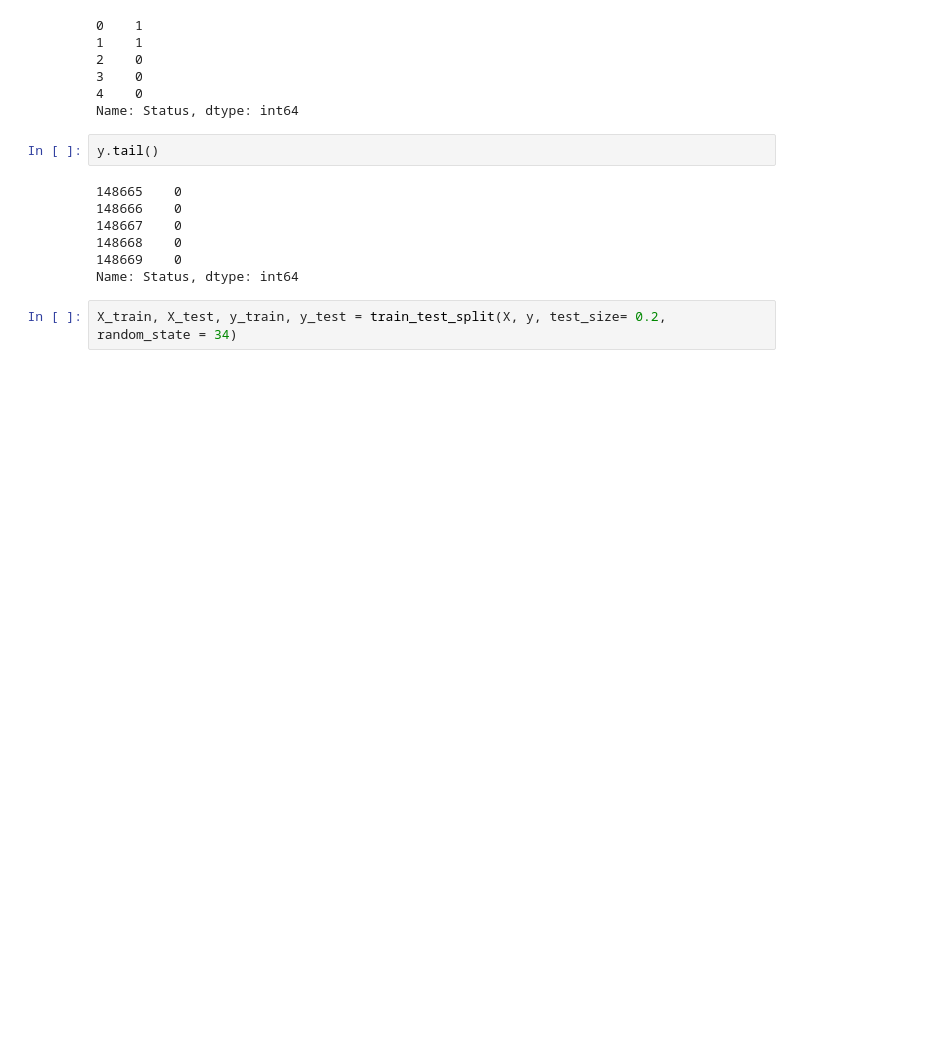
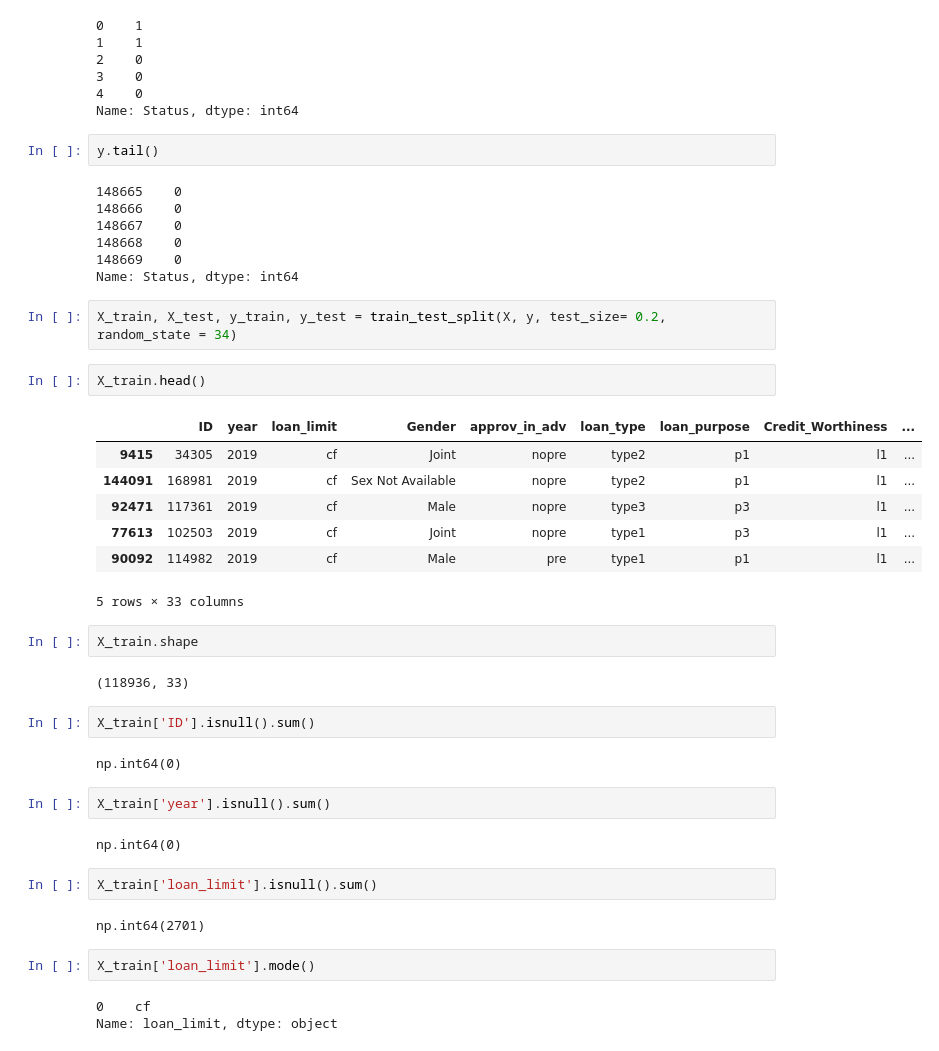
Before and after one commit to YASH280626/loan-default-prediction, a Jupyter notebook: analysis.ipynb, the cells around one changed output. Drawn from its saved outputs; the diff is of its cells as text; blank space fills up the shorter version.

```diff
--- a/analysis.ipynb
+++ b/analysis.ipynb
@@ -763,3 +763,34 @@ y.tail()
 Name: Status, dtype: int64
 # %%
 X_train, X_test, y_train, y_test = train_test_split(X, y, test_size= 0.2, random_state = 34)
+# %%
+X_train.head()
+# %% [output]
+|  | ID | year | loan_limit | Gender | approv_in_adv | loan_type | loan_purpose | Credit_Worthiness | ... |
+| 9415 | 34305 | 2019 | cf | Joint | nopre | type2 | p1 | l1 | ... |
+| 144091 | 168981 | 2019 | cf | Sex Not Available | nopre | type2 | p1 | l1 | ... |
+| 92471 | 117361 | 2019 | cf | Male | nopre | type3 | p3 | l1 | ... |
+| 77613 | 102503 | 2019 | cf | Joint | nopre | type1 | p3 | l1 | ... |
+| 90092 | 114982 | 2019 | cf | Male | pre | type1 | p1 | l1 | ... |
+5 rows × 33 columns
+# %%
+X_train.shape
+# %% [output]
+(118936, 33)
+# %%
+X_train['ID'].isnull().sum()
+# %% [output]
+np.int64(0)
+# %%
+X_train['year'].isnull().sum()
+# %% [output]
+np.int64(0)
+# %%
+X_train['loan_limit'].isnull().sum()
+# %% [output]
+np.int64(2701)
+# %%
+X_train['loan_limit'].mode()
+# %% [output]
+0    cf
+Name: loan_limit, dtype: object
```
Also changed, not shown: parts of 5 cells of this notebook.
